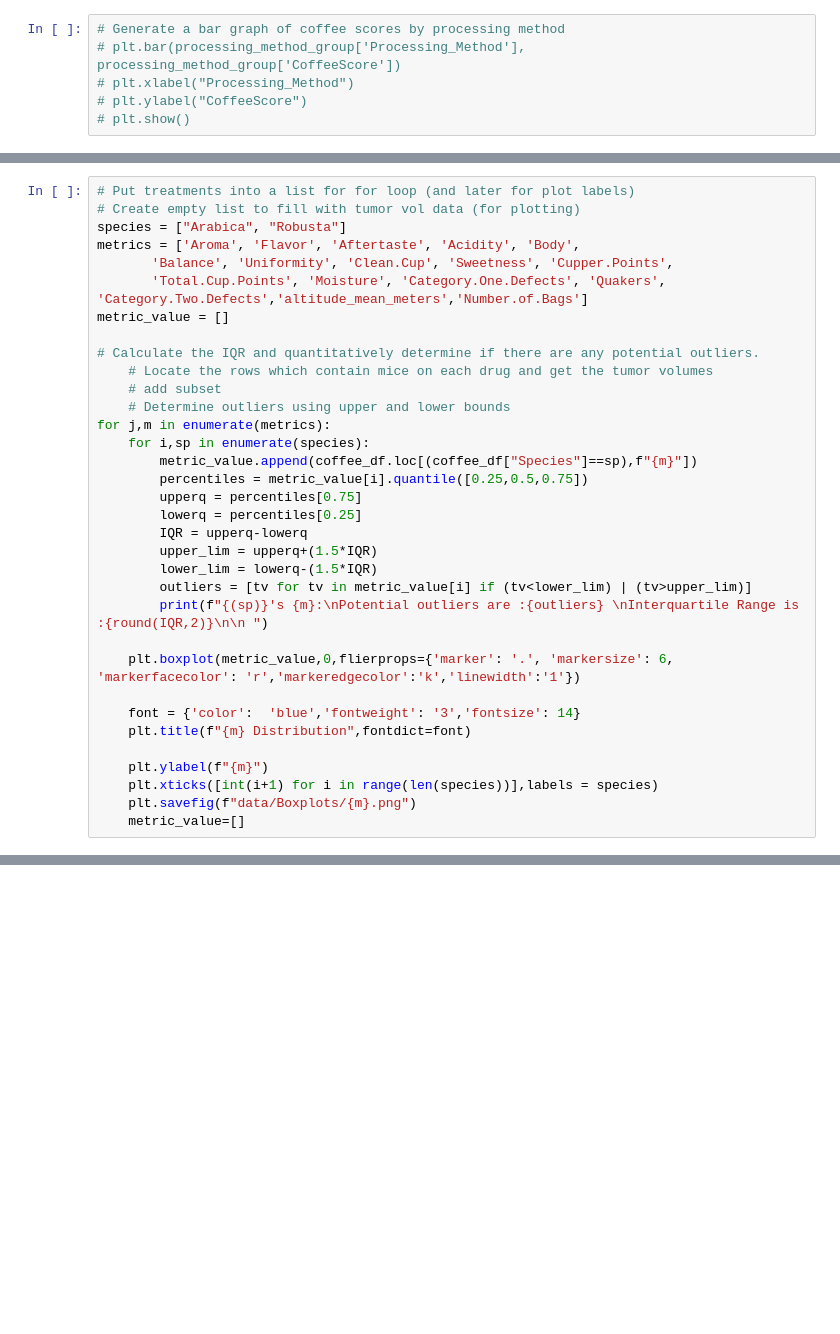
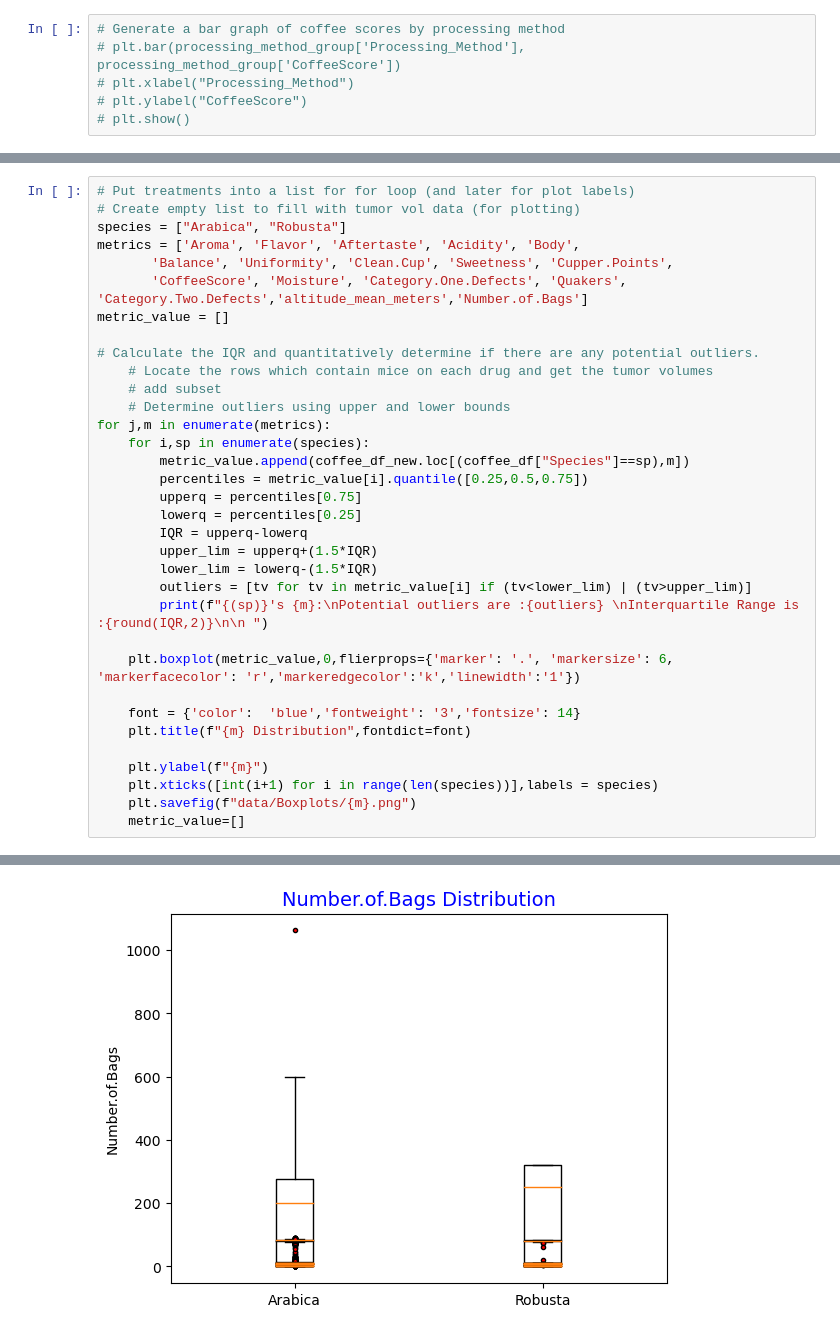
Before and after one commit to aarononward/coffee-project, a Jupyter notebook: Coffee/Coffee_Data_Cleanup_and_EDA.ipynb, the cells around one changed output, grey strips where cells are left out. Drawn from its saved outputs; the diff is of its cells as text; blank space fills up the shorter version.

Commit message:
Final Coffee Analyses

```diff
--- a/Coffee/Coffee_Data_Cleanup_and_EDA.ipynb
+++ b/Coffee/Coffee_Data_Cleanup_and_EDA.ipynb
@@ -531,7 +594,7 @@ species_by_country
 species = ["Arabica", "Robusta"]
 metrics = ['Aroma', 'Flavor', 'Aftertaste', 'Acidity', 'Body',
        'Balance', 'Uniformity', 'Clean.Cup', 'Sweetness', 'Cupper.Points',
-       'Total.Cup.Points', 'Moisture', 'Category.One.Defects', 'Quakers', 'Category.Two.Defects','altitude_mean_meters','Number.of.Bags']
+       'CoffeeScore', 'Moisture', 'Category.One.Defects', 'Quakers', 'Category.Two.Defects','altitude_mean_meters','Number.of.Bags']
 metric_value = []
 
 # Calculate the IQR and quantitatively determine if there are any potential outliers.
@@ -540,7 +603,7 @@ metric_value = []
     # Determine outliers using upper and lower bounds
 for j,m in enumerate(metrics):
     for i,sp in enumerate(species):
-        metric_value.append(coffee_df.loc[(coffee_df["Species"]==sp),f"{m}"])
+        metric_value.append(coffee_df_new.loc[(coffee_df["Species"]==sp),m])
         percentiles = metric_value[i].quantile([0.25,0.5,0.75])
         upperq = percentiles[0.75]
         lowerq = percentiles[0.25]
@@ -559,3 +622,4 @@ for j,m in enumerate(metrics):
     plt.xticks([int(i+1) for i in range(len(species))],labels = species)
     plt.savefig(f"data/Boxplots/{m}.png")
     metric_value=[]
+# %% [output]
@@ -561,0 +643 @@ for j,m in enumerate(metrics):
+[figure, added]
```
Also changed, not shown: parts of 24 cells of this notebook, 26 other files.
